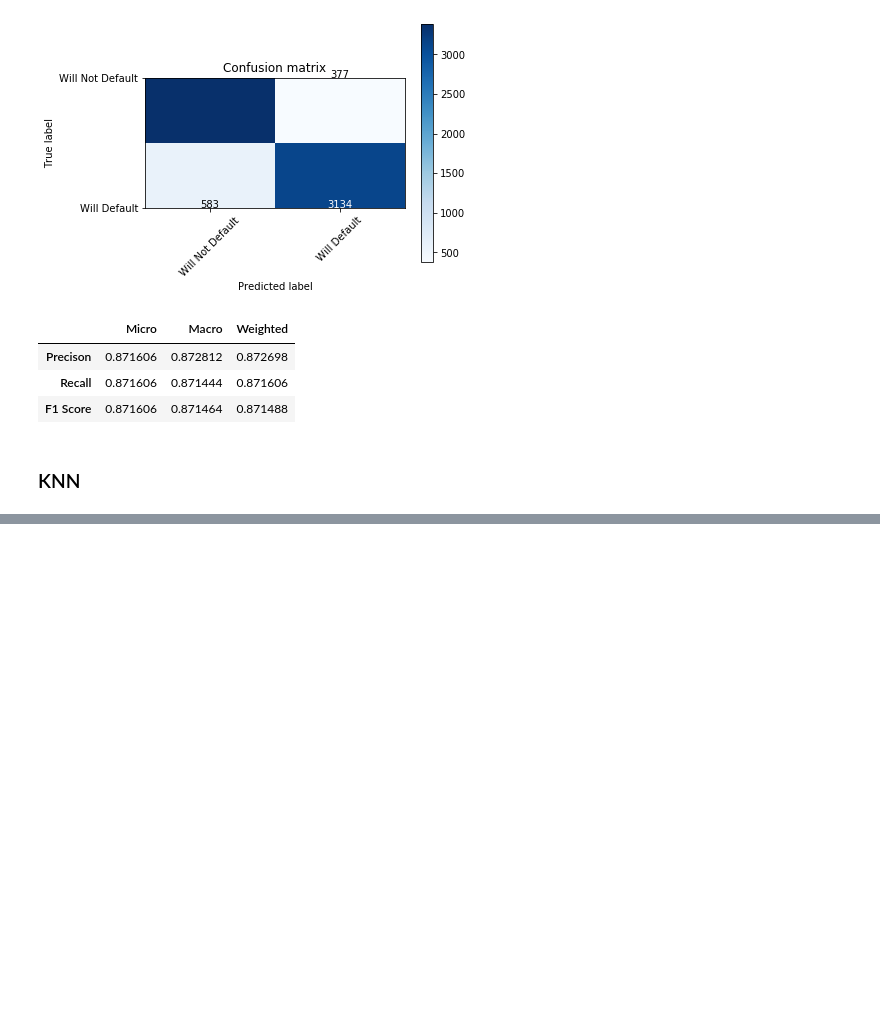
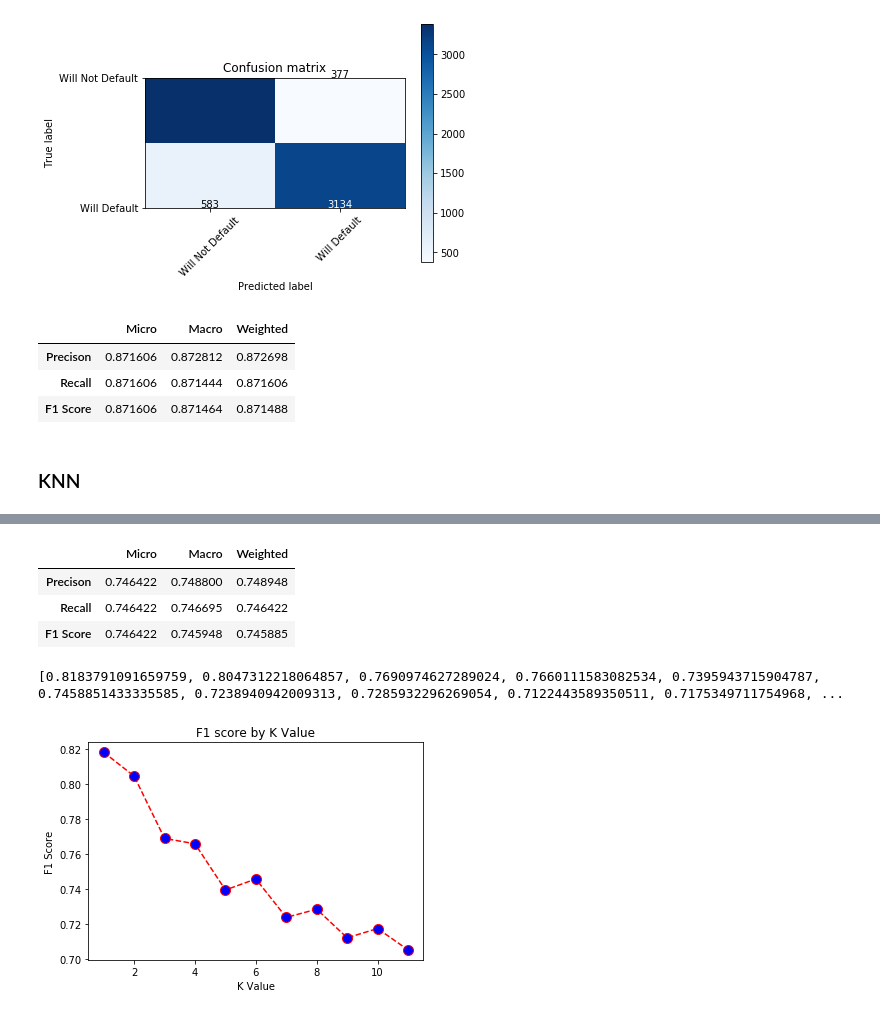
Before and after one commit to emilia329/CreditCard, a Jupyter notebook: Modeling.ipynb, the cells around one changed output, grey strips where cells are left out. Saved outputs shown, nothing was run; the diff lists cells and outputs as text; code cells hidden in the pictures; blank space fills up the shorter version.

Commit message:
diagram of highest f1 score

```diff
--- a/Modeling.ipynb
+++ b/Modeling.ipynb
@@ -346,0 +348,27 @@ Confusion Matrix, without normalization
+# %%
+datatable(y_test,y_predknn)
+# %% [output]
+|  | Micro | Macro | Weighted |
+| Precison | 0.746422 | 0.748800 | 0.748948 |
+| Recall | 0.746422 | 0.746695 | 0.746422 |
+| F1 Score | 0.746422 | 0.745948 | 0.745885 |
+# %%
+k_range = list(range(1, 12))
+k_scores = []
+for k in k_range:
+        knn = KNeighborsClassifier(n_neighbors=k)
+        knn.fit(X_train, y_train)
+        y_predict = knn.predict(X_test)
+        score = f1_score(y_test, y_predict, average='weighted')
+        k_scores.append(score)
+print(k_scores)
+
+plt.plot(range(1, 12), k_scores, color='red', linestyle='dashed', marker='o',
+             markerfacecolor='blue', markersize=10)
+plt.title('F1 score by K Value')
+plt.xlabel('K Value')
+plt.ylabel('F1 Score')
+plt.show()
+# %% [output]
+[0.8183791091659759, 0.8047312218064857, 0.7690974627289024, 0.7660111583082534, 0.7395943715904787, 0.7458851433335585, 0.7238940942009313, 0.7285932296269054, 0.7122443589350511, 0.7175349711754968, ...
+[figure, added]
```
Also changed, not shown: parts of 1 cell of this notebook.
